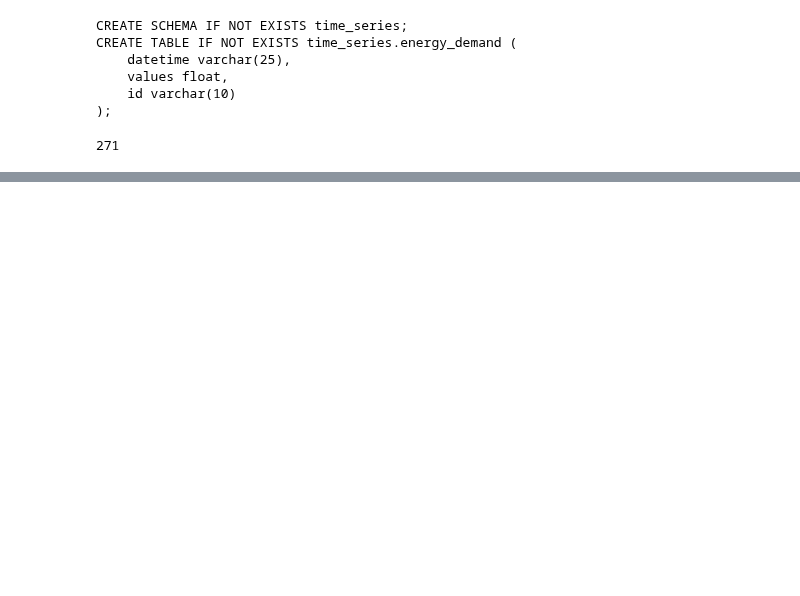
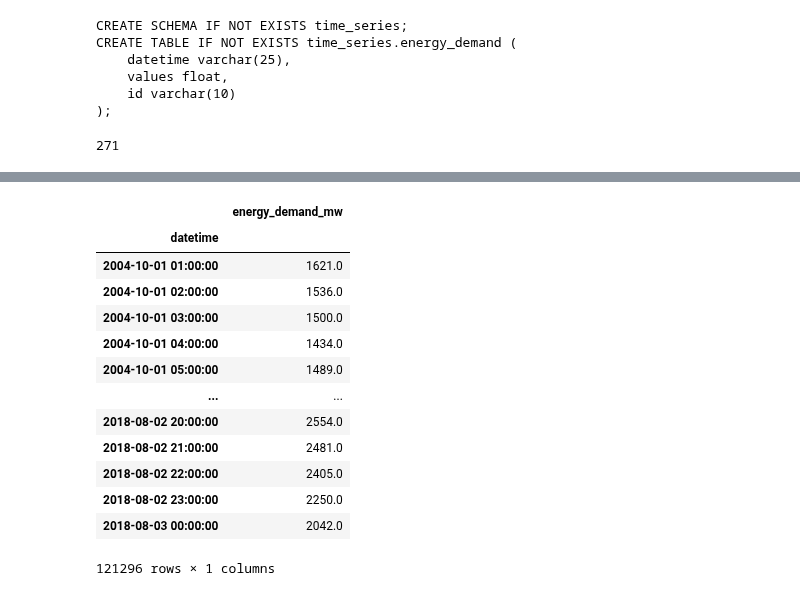
Before and after one commit to ncheymbamalu/energy-demand-forecasting, a Jupyter notebook: notebooks/energy-demand-forecasting.ipynb, the cells around one changed output, grey strips where cells are left out. Saved outputs shown, nothing was run; the diff lists cells and outputs as text; code cells hidden in the pictures; blank space fills up the shorter version.

Commit message:
adding raw data files and updating ./notebooks/energy-demand-forecasting.ipynb

```diff
--- a/notebooks/energy-demand-forecasting.ipynb
+++ b/notebooks/energy-demand-forecasting.ipynb
@@ -229,0 +208,2 @@ df.to_sql(schema=schema, name=table, con=engine, if_exists="append", index=False
+# %%
+engine: Engine = create_engine(f"postgresql://{USER}:{PWD}@{HOST}:{PORT}/{DB}")
@@ -229,0 +232,32 @@ df.to_sql(schema=schema, name=table, con=engine, if_exists="append", index=False
+# %%
+# alternative way of querying a SQL database using the Pandas 'read_sql_query' method
+query: str = f"""
+SELECT
+    datetime,
+    values as energy_demand_mw
+FROM
+    time_series.energy_demand
+WHERE
+    "id" = '{random.choice(ids)}'
+"""
+(
+    pd.read_sql_query(query, engine.connect(), parse_dates="datetime")
+    .drop_duplicates(subset="datetime")
+    .set_index("datetime")
+    .asfreq(freq="H")
+)
+# %% [output]
+|  | energy_demand_mw |
+| datetime |  |
+| 2004-10-01 01:00:00 | 1621.0 |
+| 2004-10-01 02:00:00 | 1536.0 |
+| 2004-10-01 03:00:00 | 1500.0 |
+| 2004-10-01 04:00:00 | 1434.0 |
+| 2004-10-01 05:00:00 | 1489.0 |
+| ... | ... |
+| 2018-08-02 20:00:00 | 2554.0 |
+| 2018-08-02 21:00:00 | 2481.0 |
+| 2018-08-02 22:00:00 | 2405.0 |
+| 2018-08-02 23:00:00 | 2250.0 |
+| 2018-08-03 00:00:00 | 2042.0 |
+121296 rows × 1 columns
```
Also changed, not shown: parts of 7 cells of this notebook, 1 other file.
